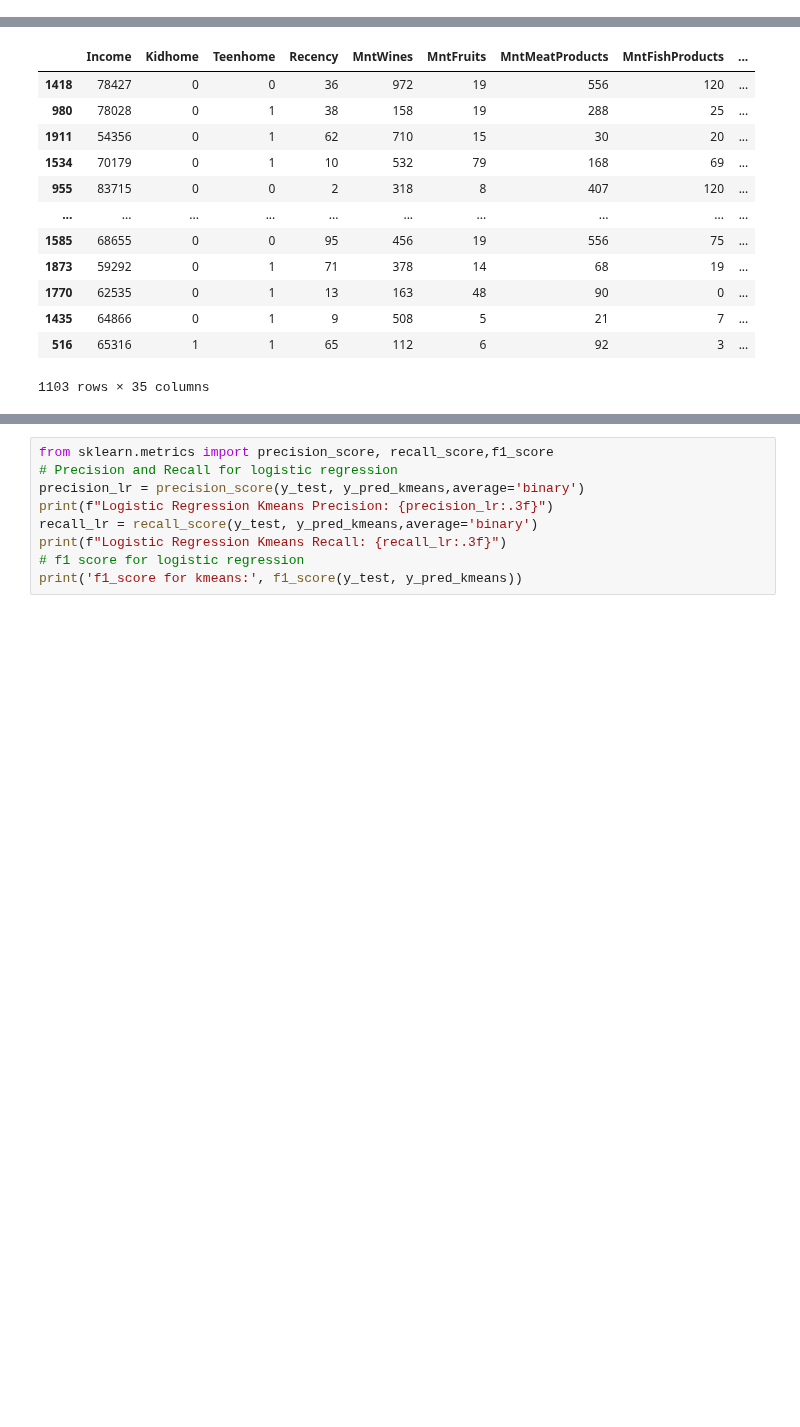
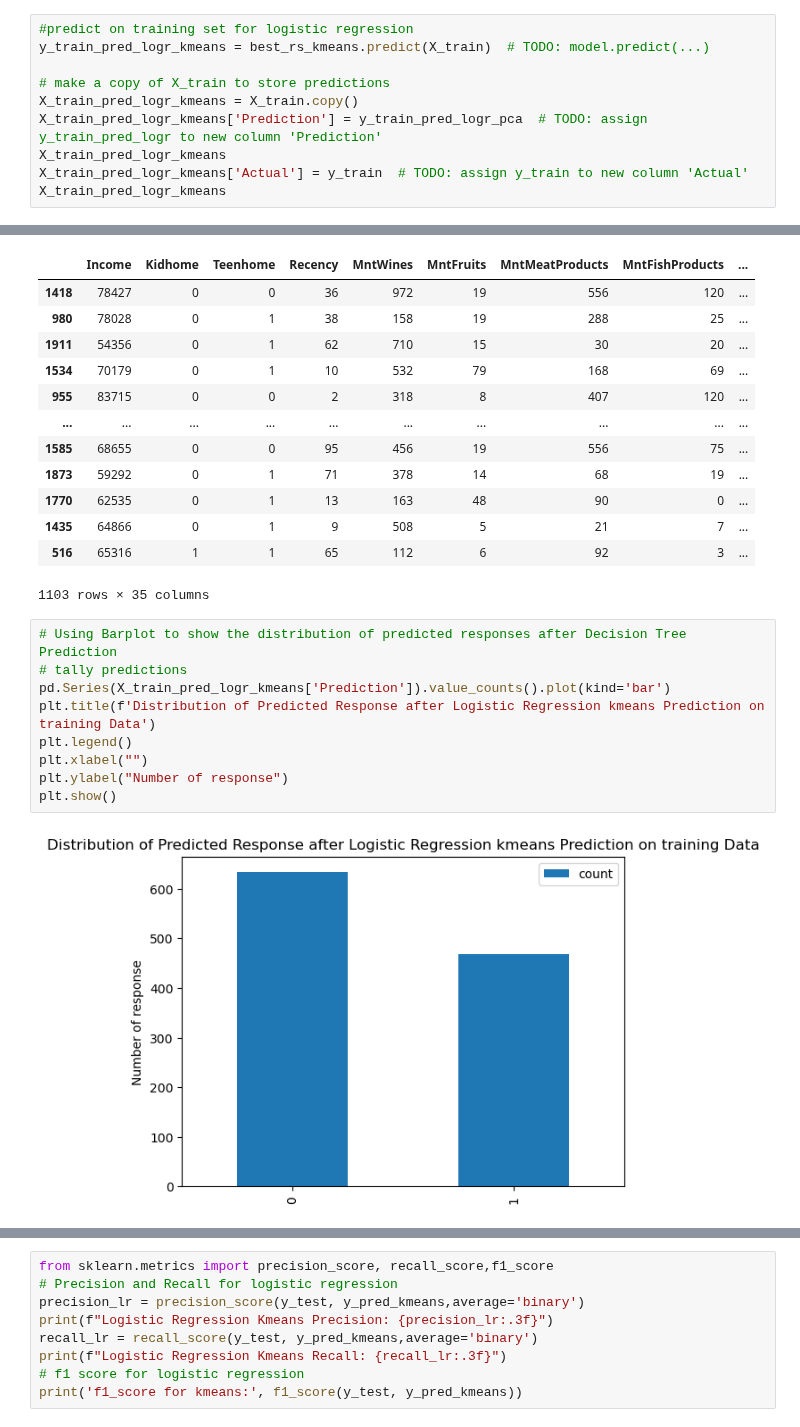
Before and after one commit to KaiFeng-tp-mbap/mldp_project, a Jupyter notebook: MLDP Program Codes Submission Template.ipynb, the cells around one changed output, grey strips where cells are left out. Drawn from its saved outputs; the diff is of its cells as text; blank space fills up the shorter version.

Commit message:
updated code for predicted and actual kmeans

```diff
--- a/MLDP Program Codes Submission Template.ipynb
+++ b/MLDP Program Codes Submission Template.ipynb
@@ -1873,3 +1873,13 @@ Best Estimator for KMeans:  LogisticRegression(C=np.float64(6.464497595571182),
                    random_state=10, solver='liblinear')
 # %% [markdown]
 #### using hyperparameter tuning for RandomizedSearchCV on KMeans Clustering to decide on best parameters and estimators.
+# %%
+#predict on training set for logistic regression
+y_train_pred_logr_kmeans = best_rs_kmeans.predict(X_train)  # TODO: model.predict(...)
+
+# make a copy of X_train to store predictions
+X_train_pred_logr_kmeans = X_train.copy()
+X_train_pred_logr_kmeans['Prediction'] = y_train_pred_logr_pca  # TODO: assign y_train_pred_logr to new column 'Prediction'
+X_train_pred_logr_kmeans
+X_train_pred_logr_kmeans['Actual'] = y_train  # TODO: assign y_train to new column 'Actual'
+X_train_pred_logr_kmeans
@@ -1896,3 +1920,14 @@ X_test_pred_logr_kmeans
 | 1435 | 64866 | 0 | 1 | 9 | 508 | 5 | 21 | 7 | ... |
 | 516 | 65316 | 1 | 1 | 65 | 112 | 6 | 92 | 3 | ... |
 1103 rows × 35 columns
+# %%
+# Using Barplot to show the distribution of predicted responses after Decision Tree Prediction
+# tally predictions
+pd.Series(X_train_pred_logr_kmeans['Prediction']).value_counts().plot(kind='bar')
+plt.title(f'Distribution of Predicted Response after Logistic Regression kmeans Prediction on training Data')
+plt.legend()
+plt.xlabel("")
+plt.ylabel("Number of response")
+plt.show()
+# %% [output]
+[figure, added]
```
Also changed, not shown: parts of 32 cells of this notebook.
